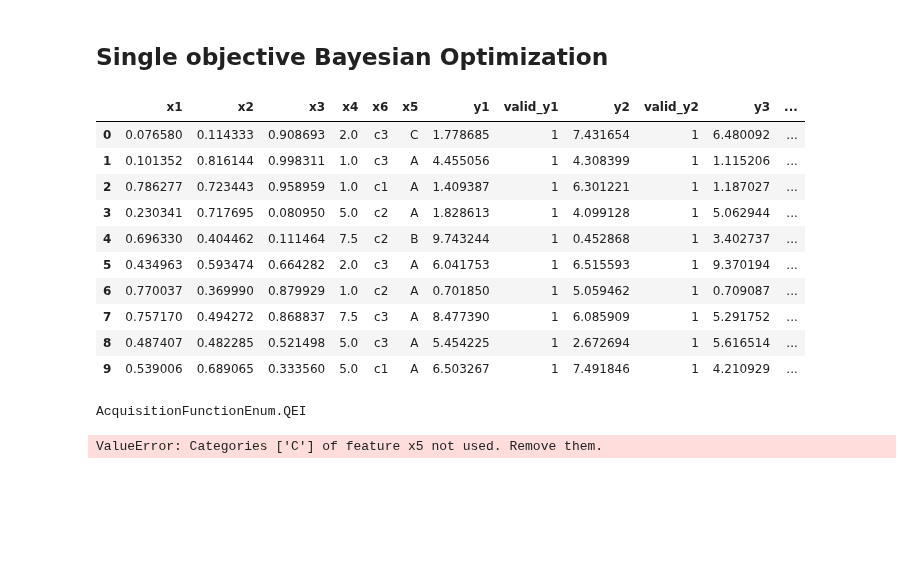
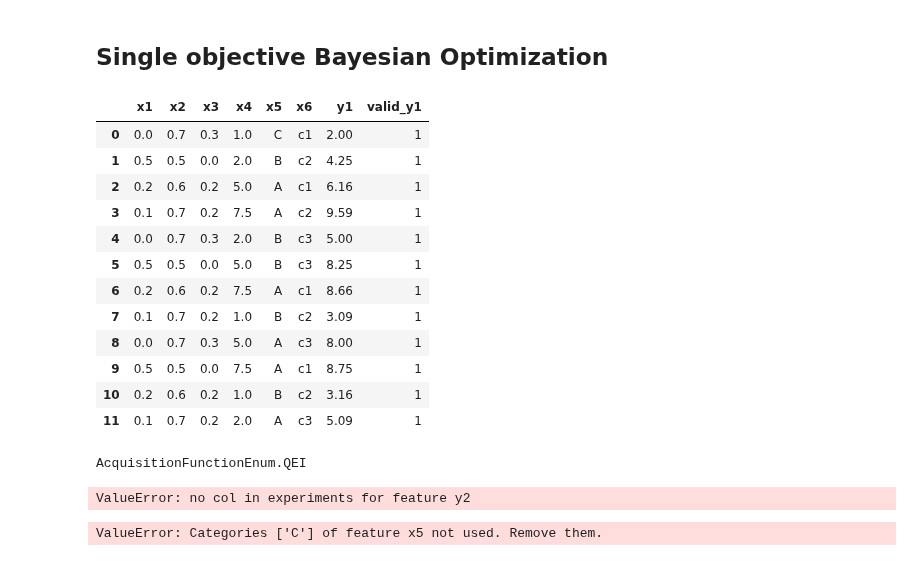
Before and after one commit to experimental-design/bofire, a Jupyter notebook: tutorials/GettingStarted.ipynb, the cells around one changed output. Drawn from its saved outputs; the diff is of its cells as text; code cells hidden in the pictures; blank space fills up the shorter version.

```diff
--- a/tutorials/GettingStarted.ipynb
+++ b/tutorials/GettingStarted.ipynb
@@ -171,27 +171,38 @@ random_candidates
 # %% [markdown]
 ## Single objective Bayesian Optimization
-# %%
-import random
-
-for feat in domain.output_features.get_keys():
-    X[feat] = [random.uniform(0, 10) for _ in range(10)]
-    X["valid_" + feat] = 1
-
-X.at[0,'x5'] = 'C'
-
-X
-# %% [output]
-|  | x1 | x2 | x3 | x4 | x6 | x5 | y1 | valid_y1 | y2 | valid_y2 | y3 | ... |
-| 0 | 0.076580 | 0.114333 | 0.908693 | 2.0 | c3 | C | 1.778685 | 1 | 7.431654 | 1 | 6.480092 | ... |
-| 1 | 0.101352 | 0.816144 | 0.998311 | 1.0 | c3 | A | 4.455056 | 1 | 4.308399 | 1 | 1.115206 | ... |
-| 2 | 0.786277 | 0.723443 | 0.958959 | 1.0 | c1 | A | 1.409387 | 1 | 6.301221 | 1 | 1.187027 | ... |
-| 3 | 0.230341 | 0.717695 | 0.080950 | 5.0 | c2 | A | 1.828613 | 1 | 4.099128 | 1 | 5.062944 | ... |
-| 4 | 0.696330 | 0.404462 | 0.111464 | 7.5 | c2 | B | 9.743244 | 1 | 0.452868 | 1 | 3.402737 | ... |
-| 5 | 0.434963 | 0.593474 | 0.664282 | 2.0 | c3 | A | 6.041753 | 1 | 6.515593 | 1 | 9.370194 | ... |
-| 6 | 0.770037 | 0.369990 | 0.879929 | 1.0 | c2 | A | 0.701850 | 1 | 5.059462 | 1 | 0.709087 | ... |
-| 7 | 0.757170 | 0.494272 | 0.868837 | 7.5 | c3 | A | 8.477390 | 1 | 6.085909 | 1 | 5.291752 | ... |
-| 8 | 0.487407 | 0.482285 | 0.521498 | 5.0 | c3 | A | 5.454225 | 1 | 2.672694 | 1 | 5.616514 | ... |
-| 9 | 0.539006 | 0.689065 | 0.333560 | 5.0 | c1 | A | 6.503267 | 1 | 7.491846 | 1 | 4.210929 | ... |
+# %%
+import pandas as pd
+
+X = pd.DataFrame(
+    data={
+        "x1": [0, 0.5, 0.2, 0.1, 0, 0.5, 0.2, 0.1, 0, 0.5, 0.2, 0.1],
+        "x2": [0.7, 0.5, 0.6, 0.7, 0.7, 0.5, 0.6, 0.7, 0.7, 0.5, 0.6, 0.7],
+        "x3": [0.3, 0, 0.2, 0.2, 0.3, 0, 0.2, 0.2, 0.3, 0, 0.2, 0.2],
+        "x4": [1, 2, 5, 7.5, 2, 5, 7.5, 1, 5, 7.5, 1, 2],
+        "x5": ["C", "B", "A", "A", "B", "B", "A", "B", "A", "A", "B", "A"],
+        "x6": ["c1", "c2", "c1", "c2", "c3", "c3", "c1", "c2", "c3", "c1", "c2", "c3"],
+        "y1": [2, 4.25, 6.16, 9.59, 5, 8.25, 8.66, 3.09, 8, 8.75, 3.16, 5.09],
+        "valid_y1": [1, 1, 1, 1, 1, 1, 1, 1, 1, 1, 1, 1],
+        "y2": [3, 2, 1, 1, 2, 2, 1, 2, 1, 1, 2, 1],
+        "valid_y2": [1, 1, 1, 1, 1, 1, 1, 1, 1, 1, 1, 1],
+    }
+)
+
+X
+# %% [output]
+|  | x1 | x2 | x3 | x4 | x5 | x6 | y1 | valid_y1 |
+| 0 | 0.0 | 0.7 | 0.3 | 1.0 | C | c1 | 2.00 | 1 |
+| 1 | 0.5 | 0.5 | 0.0 | 2.0 | B | c2 | 4.25 | 1 |
+| 2 | 0.2 | 0.6 | 0.2 | 5.0 | A | c1 | 6.16 | 1 |
+| 3 | 0.1 | 0.7 | 0.2 | 7.5 | A | c2 | 9.59 | 1 |
+| 4 | 0.0 | 0.7 | 0.3 | 2.0 | B | c3 | 5.00 | 1 |
+| 5 | 0.5 | 0.5 | 0.0 | 5.0 | B | c3 | 8.25 | 1 |
+| 6 | 0.2 | 0.6 | 0.2 | 7.5 | A | c1 | 8.66 | 1 |
+| 7 | 0.1 | 0.7 | 0.2 | 1.0 | B | c2 | 3.09 | 1 |
+| 8 | 0.0 | 0.7 | 0.3 | 5.0 | A | c3 | 8.00 | 1 |
+| 9 | 0.5 | 0.5 | 0.0 | 7.5 | A | c1 | 8.75 | 1 |
+| 10 | 0.2 | 0.6 | 0.2 | 1.0 | B | c2 | 3.16 | 1 |
+| 11 | 0.1 | 0.7 | 0.2 | 2.0 | A | c3 | 5.09 | 1 |
 # %%
 from bofire.strategies.botorch.sobo import BoTorchSoboStrategy
 
@@ -200,6 +211,7 @@ sobo_strategy = BoTorchSoboStrategy(domain=domain, acquisition_function='QEI')
 sobo_strategy.tell(X)
 # %% [output]
 AcquisitionFunctionEnum.QEI
+ValueError: no col in experiments for feature y2
 # %%
 sobo_strategy.tell(X.loc[1:], replace=True)
 # %% [output]
```
Also changed, not shown: parts of 5 cells of this notebook, 1 other file.
